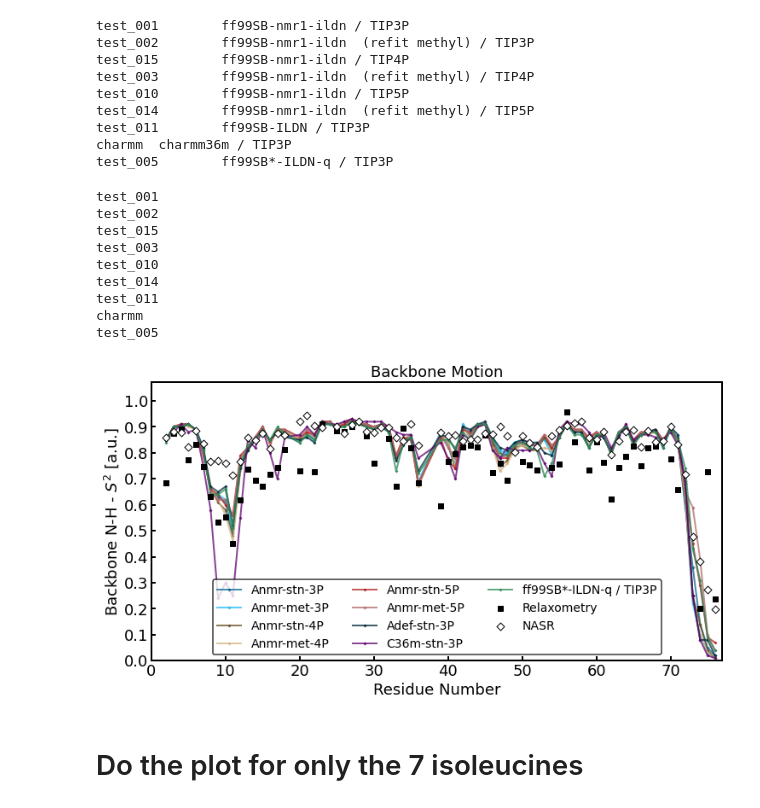
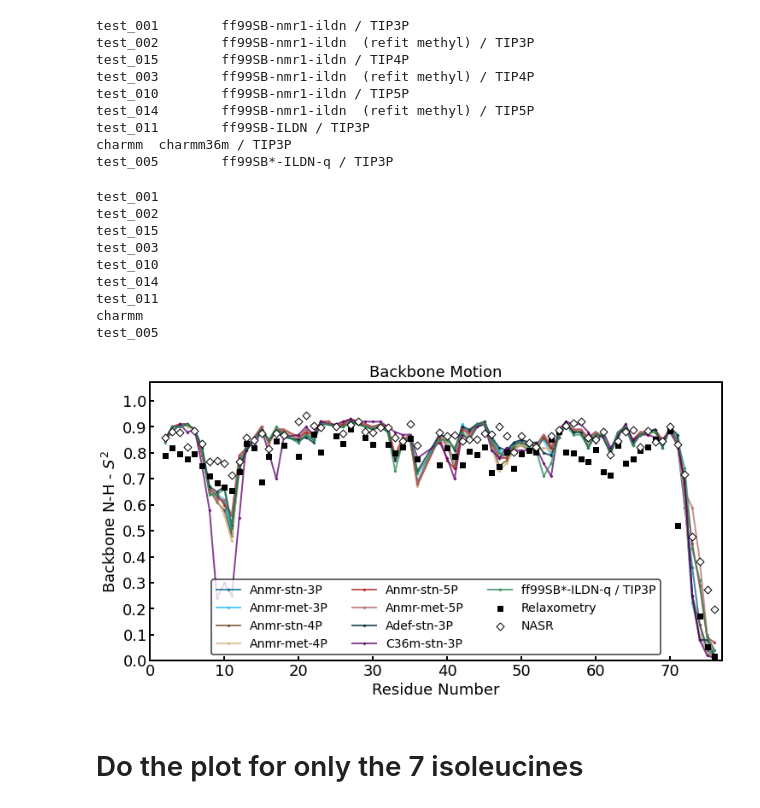
Before and after one commit to rinikerlab/MD_and_NMR_Relaxometry, a Jupyter notebook: analysis/ired/plot_iRED_results.ipynb, the cells around one changed output. Drawn from its saved outputs; the diff is of its cells as text; code cells hidden in the pictures.

Commit message:
last changes made to manuscript (re-analysis with MINOTAUR)

```diff
--- a/analysis/ired/plot_iRED_results.ipynb
+++ b/analysis/ired/plot_iRED_results.ipynb
@@ -8,7 +8,9 @@ import pickle
 # %%
 path_exp = os.getcwd()+'/../exp_data'
 # %%
-exper = pd.read_csv(f'{path_exp}/fabien_jacs2013_relaxometry.csv')
+exper = pd.read_csv(f'{path_exp}/ubq1_15N_updated_spec23_25_36.txt', sep='\t',)
+#exper = pd.read_csv(f'{path_exp}/fabien_jacs2013_relaxometry.csv') # data with old incorrect analysis
+
 exper_rb = pd.read_csv(f'/{path_exp}/Ubq_15N_NASR_S2_fig2C.txt', sep='\t')
 # %%
 path_ired =  os.getcwd()
@@ -188,7 +190,7 @@ for i, ff in enumerate(md_data):
 
 # Overlay the experimental data:
 
-ax.scatter(exper['res_idx'], exper['S_2'], marker = 's', s = 40, facecolor='black',
+ax.scatter(list(exper['Residue']), list(exper['S2']), marker = 's', s = 40, facecolor='black',
            edgecolors='black', label = 'Relaxometry', zorder=10)
 
 plot_exper(ax, exper_rb['Residue_number'], exper_rb['S2_NASR'], label = 'NASR', marker = 'D',
@@ -198,46 +200,45 @@ plot_exper(ax, exper_rb['Residue_number'], exper_rb['S2_NASR'], label = 'NASR',
 legend = ax.legend(ncol=3, fontsize = 14, fancybox=True, edgecolor='black', loc='lower center')
 
 
-
 # ax.set_title(r'Block averaged iRED (1 $\mu{s}$)', fontsize=18)
 
 ax.set_title(r'Backbone Motion', fontsize=18)
 
 #ax.set_ylabel(r'${\Delta}S^{2}$')
-ax.set_ylabel(r'Backbone N-H - $S^{2}$ [a.u.]', fontsize=18)
+ax.set_ylabel(r'Backbone N-H - $S^{2}$', fontsize=18)
 ax.set_xlabel('Residue Number', fontsize=18)
 
 plt.xticks(fontsize=18)
 plt.yticks(fontsize=18)
 
 ax.set_xlim([0,77])
 ax.set_ylim([0,1.072])
 #ax.set_ylim([-0.2, 0.2])
 
 ax.set_yticks(np.arange(0, 1.001, 0.1))
 ax.set_yticklabels(np.round(np.arange(0, 1.001, 0.1), 1), fontsize = 18)
 
 
 ax.tick_params(axis="both",direction="in", length = 5, width = 2, labelsize=18)
 ax.tick_params(axis="both",direction="in", length = 5, width = 2, labelsize=18)
 
 
 for axis in ['top','bottom','left','right']:
     ax.spines[axis].set_linewidth(2)
 
 frame = legend.get_frame()
 frame.set_linewidth(1.5)
 # %% [output]
 test_001
 test_002
 test_015
 test_003
 test_010
 test_014
 test_011
 charmm
 test_005
-[figure, old version]
+[figure, new version]
 # %%
 # fig.savefig('/home/cchampion/tmp/ired_backbone_main_methods.pdf', dpi=300, facecolor='white')
 # %% [markdown]
```
Also changed, not shown: parts of 7 cells of this notebook, 3 other files.
